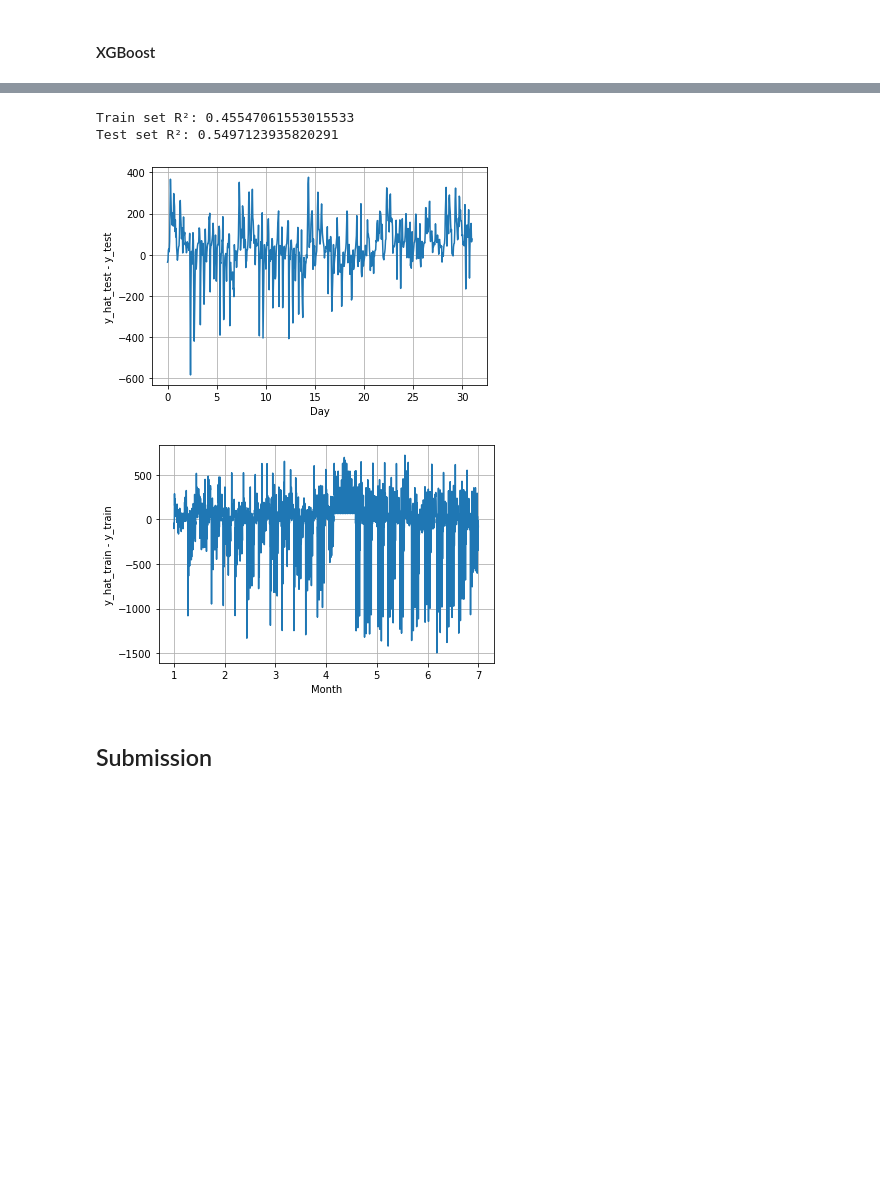
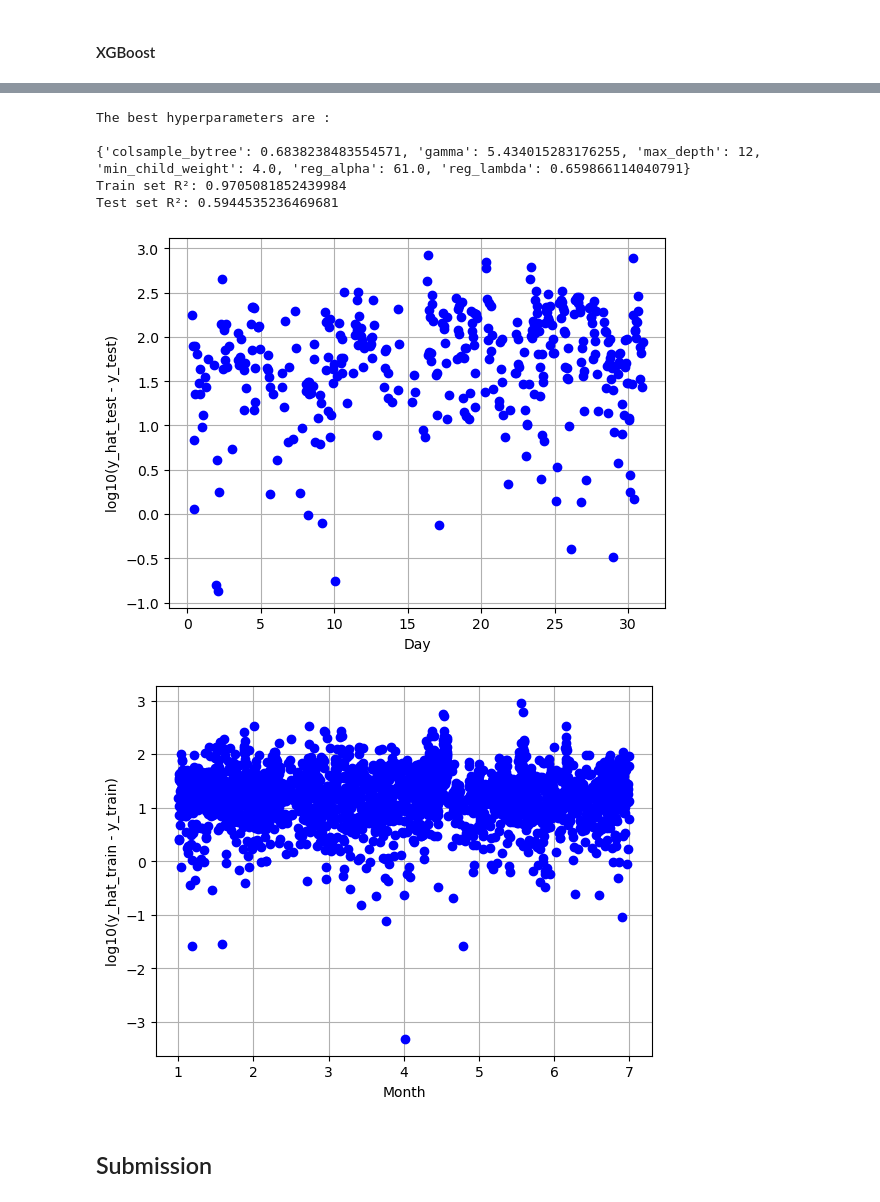
Before and after one commit to Lucmeister55/MLLS_Project1, a Jupyter notebook: project-1-starter-notebook.ipynb, the cells around one changed output, grey strips where cells are left out. Saved outputs shown, nothing was run; the diff lists cells and outputs as text; code cells hidden in the pictures; blank space fills up the shorter version.

```diff
--- a/project-1-starter-notebook.ipynb
+++ b/project-1-starter-notebook.ipynb
@@ -92,12 +119,14 @@ from datetime import timedelta
 
 weather_data = weather_rawdata.copy()
 weather_data.columns = weather_data.columns.str.split(' ').str[0]
-weather_data = weather_data[(min(bicycle_data["Datum"]) <= weather_data['time']) & (weather_data['time'] <= max(test_data["Date_hour"]))]
 weather_data["Date_hour"] = weather_data["time"].str.split(':', expand = True)[0]
 weather_data = weather_data.drop("time", axis = 1)
+weather_data = weather_data[(min(bicycle_data["Date_hour"]) <= weather_data['Date_hour']) & (weather_data['Date_hour'] <= max(test_rawdata["Date_hour"]))]
 date_time = pd.to_datetime(weather_data['Date_hour'])
 weather_data["date"] = date_time.dt.date
 
 print(weather_data.shape)
+print(min(weather_data["Date_hour"]))
+print(max(weather_data["Date_hour"]))
 weather_data.head()
 # %% [output]
@@ -244,4 +294,5 @@ gold_data.head()
 # %%
-gtest_data = gold_data[(gold_data['Datum'] >= '2023-07-01') & (gold_data['Datum'] <= '2023-07-31')]
+gtest_data = test_rawdata.merge(bicycle_data[["Totaal", "Date_hour"]], on = "Date_hour", how = 'left')
+print(gtest_data.shape)
 gtest_data.head()
 # %% [output]
@@ -275,14 +326,8 @@ print(selected_feature_names)
 # %%
 weekdays = ["Monday", "Tuesday", "Wednesday", "Thursday", "Friday", "Saturday", "Sunday"]
 season = ["Winter", "Fall", "Spring", "Summer"]
-features = ['temperature_2m', 'Totaal_2022', 'is_day', 'is_weekend', 'hour_sin', 'is_public_holiday', 'is_school_holiday', 'is_school_hours']
+chosen_features = ['temperature_2m', 'is_day', 'is_weekend', 'hour_sin', 'is_public_holiday', 'is_school_holiday', 'is_school_hours']
 #features = selected_feature_names
 
-y_train = train_data["Totaal"]
-X_train = train_data.loc[:, features]
-
-y_test = gtest_data["Totaal"]
-X_test = gtest_data.loc[:, features]
-
-#y_train = gold_data["Totaal"]
-#X_train = gold_data.loc[:, features]
+all_features = test_data.select_dtypes(include='number').columns
+print(all_features)
@@ -308,22 +361,22 @@ def plot_diff(y_train, y_hat_train, y_test, y_hat_test):
     y_test_reset = y_test.reset_index()
     indices = y_test_reset.index.to_list()
     time = np.divide(indices, max(indices))*31
-    diff = y_hat_test - y_test
+    logdiff_test = np.log10(y_hat_test - y_test)
 
-    plt.plot(time, diff)
+    plt.plot(time, logdiff_test, 'bo')
     plt.xlabel('Day')
-    plt.ylabel('y_hat_test - y_test')
+    plt.ylabel('log10(y_hat_test - y_test)')
     plt.grid(True)
     plt.show()
 
     y_train_reset = y_train.reset_index()
     indices = y_train_reset.index.to_list()
     time = np.divide(indices, max(indices))*6+1
-    diff = y_hat_train - y_train
+    logdiff_train = np.log10(y_hat_train - y_train)
 
-    plt.plot(time, diff)
+    plt.plot(time, logdiff_train, 'bo')
     plt.xlabel('Month')
-    plt.ylabel('y_hat_train - y_train')
+    plt.ylabel('log10(y_hat_train - y_train)')
     plt.grid(True)
     plt.show()
 # %% [markdown]
@@ -594,33 +771,34 @@ Test set R²: 0.6291366187550453
 # %%
 import xgboost as xgb
 from sklearn.metrics import r2_score
 
+print("The best hyperparameters are : ","\n")
+print(best_hyperparams)
+
+best_hyperparams["max_depth"] = int(best_hyperparams["max_depth"])
+
 dmatrix = xgb.DMatrix(X_train, label=y_train)
 
-params = {
-    'objective': 'reg:squarederror',  # for regression tasks
-    'max_depth': 2,
-    'learning_rate': 0.223,
-    'eta': 0.3
-}
-
-XGBReg =  xgb.train(params, dmatrix)
+XGBReg =  xgb.train(best_hyperparams, dmatrix)
 
 y_hat_train = XGBReg.predict(xgb.DMatrix(X_train))
 y_hat_test = XGBReg.predict(xgb.DMatrix(X_test))
 
 R_train = r2_score(y_train, y_hat_train) # Training set R²
 R_test = r2_score(y_test, y_hat_test) # Test set R²
 
 print('Train set R²: {}'.format(R_train))
 print('Test set R²: {}'.format(R_test))
 
 plot_diff(y_train, y_hat_train, y_test, y_hat_test)
 # %% [output]
-Train set R²: 0.45547061553015533
-Test set R²: 0.5497123935820291
+The best hyperparameters are :
+
+{'colsample_bytree': 0.6838238483554571, 'gamma': 5.434015283176255, 'max_depth': 12, 'min_child_weight': 4.0, 'reg_alpha': 61.0, 'reg_lambda': 0.659866114040791}
+Train set R²: 0.9705081852439984
+Test set R²: 0.5944535236469681
-[figure, old version]
+[figure, new version]
-[figure, old version]
+[figure, new version]
 # %% [markdown]
 ## Submission
 # %% [markdown]
```
Also changed, not shown: parts of 30 cells of this notebook, 1 other file.
